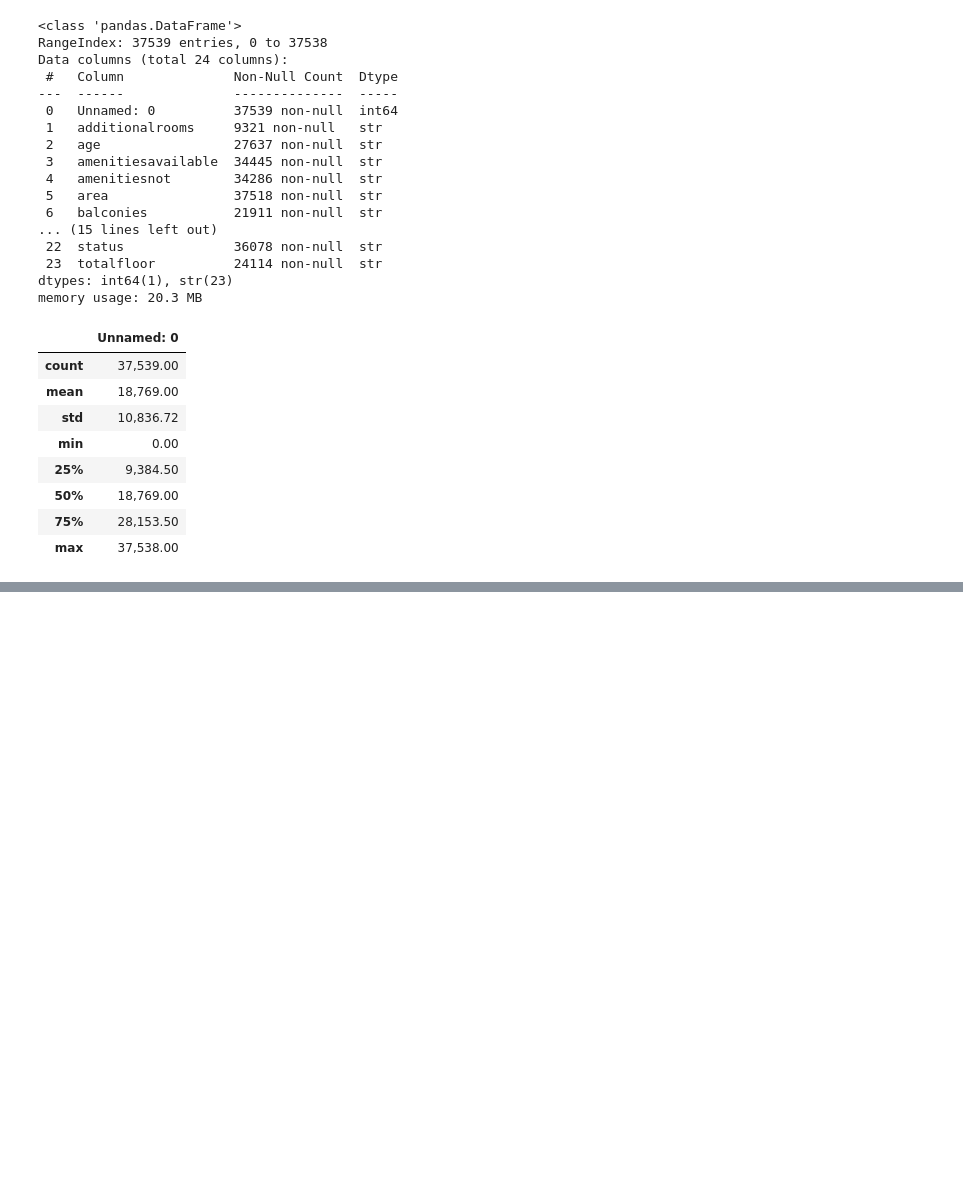
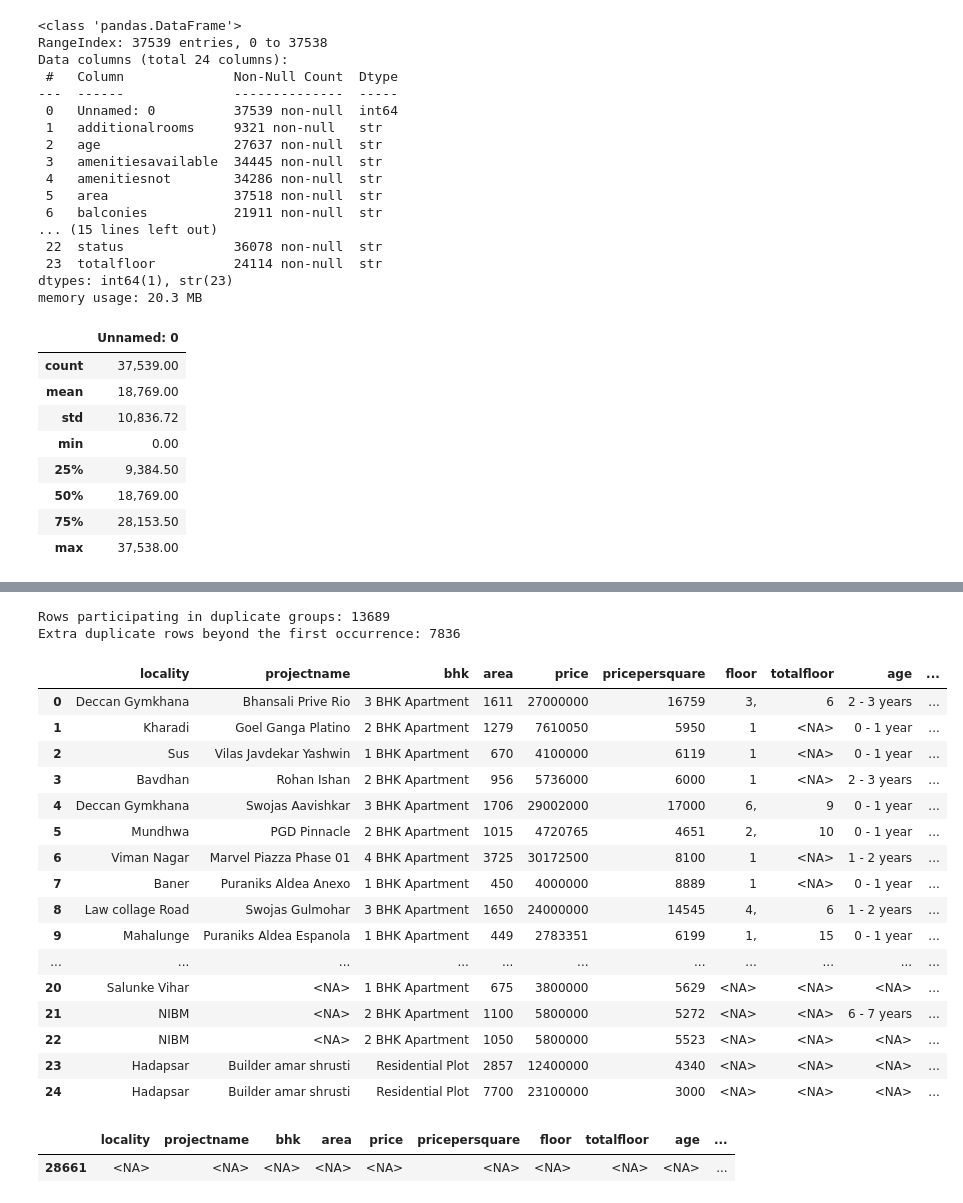
Before and after one commit to Gunjan0628/Pune-House-Price-Prediction, a Jupyter notebook: Notebooks/01_data_cleaning.ipynb, the cells around one changed output, grey strips where cells are left out. Cells and saved outputs as stored; diff of their text form; code cells hidden in the pictures; blank space fills up the shorter version.

Commit message:
data cleaning notebook
partially cleaned raw data of pune property

```diff
--- a/Notebooks/01_data_cleaning.ipynb
+++ b/Notebooks/01_data_cleaning.ipynb
@@ -132,0 +1491,10 @@ display(df.describe(include="all").T)
+# %%
+print("Ownership values before correction:")
+display(df_clean["ownership"].value_counts(dropna=False))
+
+df_clean["ownership"] = df_clean["ownership"].replace({
+    "Leasehol": "Leasehold"
+})
+
+print("\nOwnership values after correction:")
+display(df_clean["ownership"].value_counts(dropna=False))
@@ -132,0 +1581,61 @@ display(df.describe(include="all").T)
+# %%
+# Identify all rows that have an exact duplicate
+duplicate_mask = df_clean.duplicated(keep=False)
+
+print("Rows participating in duplicate groups:",
+      int(duplicate_mask.sum()))
+
+print("Extra duplicate rows beyond the first occurrence:",
+      int(df_clean.duplicated().sum()))
+
+# Inspect a sample using relevant property details
+review_columns = [
+    "locality",
+    "projectname",
+    "bhk",
+    "area",
+    "price",
+    "pricepersquare",
+    "floor",
+    "totalfloor",
+    "age",
+    "status",
+    "ownership"
+]
+
+display(
+    df_clean.loc[duplicate_mask, review_columns]
+    .head(25)
+)
+# %% [output]
+Rows participating in duplicate groups: 13689
+Extra duplicate rows beyond the first occurrence: 7836
+|  | locality | projectname | bhk | area | price | pricepersquare | floor | totalfloor | age | ... |
+| 0 | Deccan Gymkhana | Bhansali Prive Rio | 3 BHK Apartment | 1611 | 27000000 | 16759 | 3, | 6 | 2 - 3 years | ... |
+| 1 | Kharadi | Goel Ganga Platino | 2 BHK Apartment | 1279 | 7610050 | 5950 | 1 | <NA> | 0 - 1 year | ... |
+| 2 | Sus | Vilas Javdekar Yashwin | 1 BHK Apartment | 670 | 4100000 | 6119 | 1 | <NA> | 0 - 1 year | ... |
+| 3 | Bavdhan | Rohan Ishan | 2 BHK Apartment | 956 | 5736000 | 6000 | 1 | <NA> | 2 - 3 years | ... |
+| 4 | Deccan Gymkhana | Swojas Aavishkar | 3 BHK Apartment | 1706 | 29002000 | 17000 | 6, | 9 | 0 - 1 year | ... |
+| 5 | Mundhwa | PGD Pinnacle | 2 BHK Apartment | 1015 | 4720765 | 4651 | 2, | 10 | 0 - 1 year | ... |
+| 6 | Viman Nagar | Marvel Piazza Phase 01 | 4 BHK Apartment | 3725 | 30172500 | 8100 | 1 | <NA> | 1 - 2 years | ... |
+| 7 | Baner | Puraniks Aldea Anexo | 1 BHK Apartment | 450 | 4000000 | 8889 | 1 | <NA> | 0 - 1 year | ... |
+| 8 | Law collage Road | Swojas Gulmohar | 3 BHK Apartment | 1650 | 24000000 | 14545 | 4, | 6 | 1 - 2 years | ... |
+| 9 | Mahalunge | Puraniks Aldea Espanola | 1 BHK Apartment | 449 | 2783351 | 6199 | 1, | 15 | 0 - 1 year | ... |
+| ... | ... | ... | ... | ... | ... | ... | ... | ... | ... | ... |
+| 20 | Salunke Vihar | <NA> | 1 BHK Apartment | 675 | 3800000 | 5629 | <NA> | <NA> | <NA> | ... |
+| 21 | NIBM | <NA> | 2 BHK Apartment | 1100 | 5800000 | 5272 | <NA> | <NA> | 6 - 7 years | ... |
+| 22 | NIBM | <NA> | 2 BHK Apartment | 1050 | 5800000 | 5523 | <NA> | <NA> | <NA> | ... |
+| 23 | Hadapsar | Builder amar shrusti | Residential Plot | 2857 | 12400000 | 4340 | <NA> | <NA> | <NA> | ... |
+| 24 | Hadapsar | Builder amar shrusti | Residential Plot | 7700 | 23100000 | 3000 | <NA> | <NA> | <NA> | ... |
+# %%
+missing_price_mask = df_clean["price"].isna()
+
+display(
+    df_clean.loc[
+        missing_price_mask,
+        review_columns
+    ]
+)
+# %% [output]
+|  | locality | projectname | bhk | area | price | pricepersquare | floor | totalfloor | age | ... |
+| 28661 | <NA> | <NA> | <NA> | <NA> | <NA> | <NA> | <NA> | <NA> | <NA> | ... |
```
Also changed, not shown: parts of 43 cells of this notebook.
